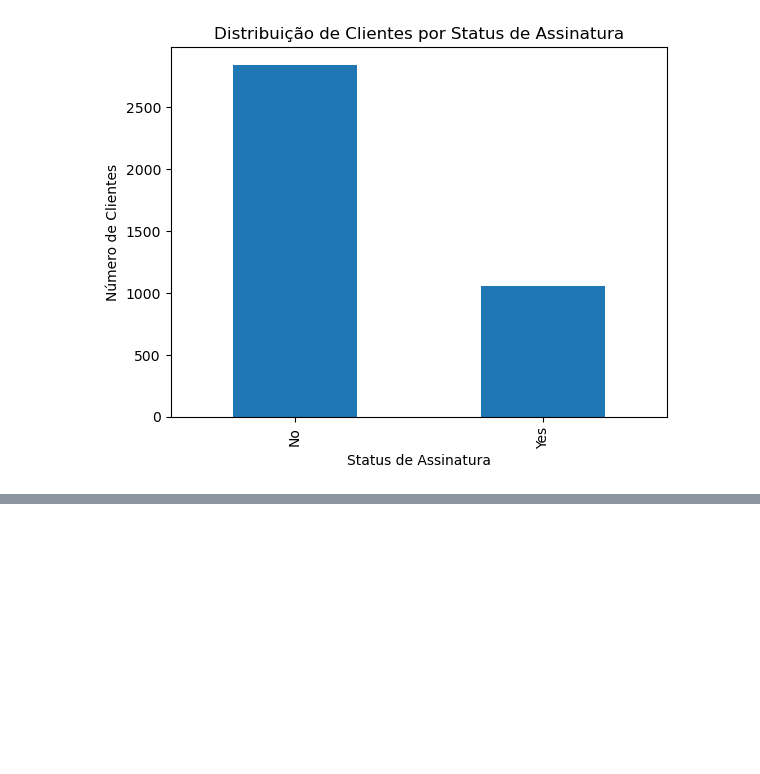
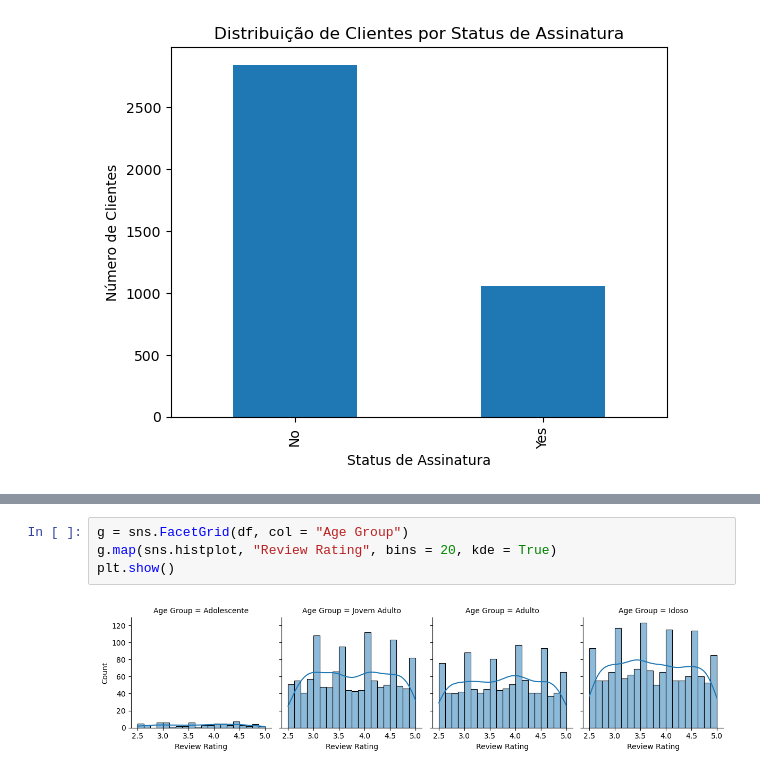
Before and after one commit to RodrigoD4v/consumidor_compra_EDA, a Jupyter notebook: notebooks/consumidor_compra_EDA.ipynb, the cells around one changed output, grey strips where cells are left out. Drawn from its saved outputs; the diff is of its cells as text; blank space fills up the shorter version.

```diff
--- a/notebooks/consumidor_compra_EDA.ipynb
+++ b/notebooks/consumidor_compra_EDA.ipynb
@@ -261,0 +394,6 @@ dtype: int64
+# %%
+g = sns.FacetGrid(df, col = "Age Group")
+g.map(sns.histplot, "Review Rating", bins = 20, kde = True)
+plt.show()
+# %% [output]
+[figure, added]
```
Also changed, not shown: parts of 12 cells of this notebook.
